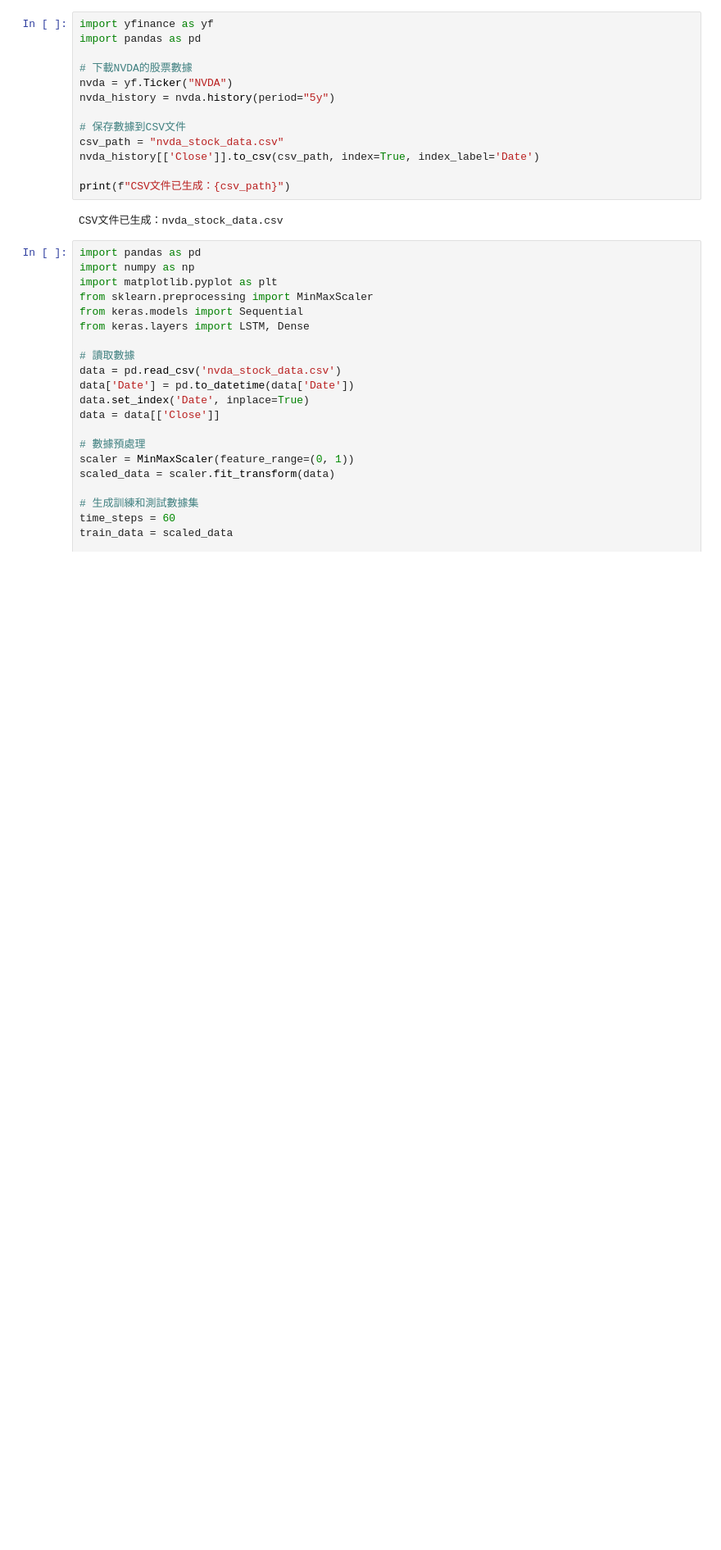
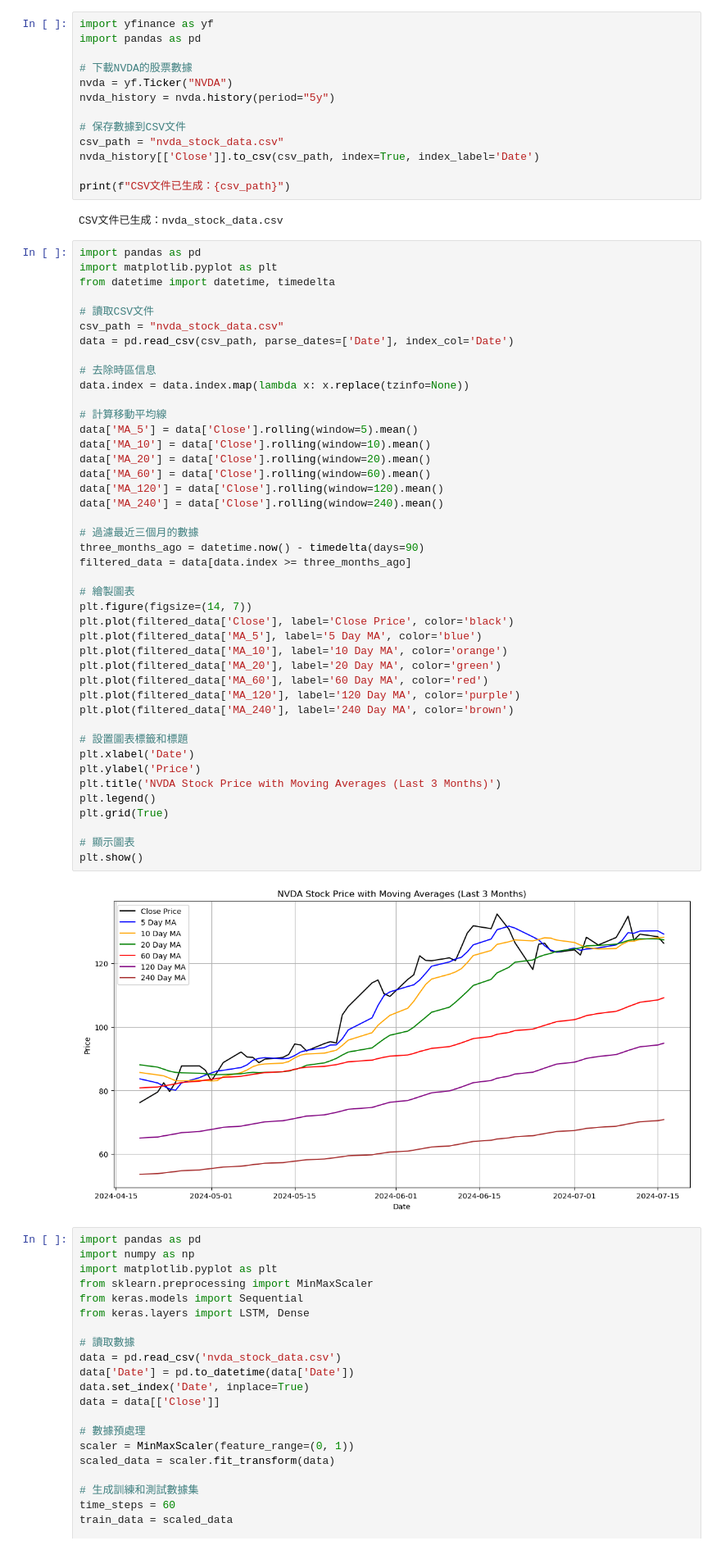
Before and after one commit to JasonLin2002/learning-result, a Jupyter notebook: 自學整活/股票預測.ipynb, the cells around one changed output. Shown at 82% size. Drawn from its saved outputs; the diff is of its cells as text; blank space fills up the shorter version.

```diff
--- a/自學整活/股票預測.ipynb
+++ b/自學整活/股票預測.ipynb
@@ -13,6 +13,51 @@ nvda_history[['Close']].to_csv(csv_path, index=True, index_label='Date')
 print(f"CSV文件已生成：{csv_path}")
 # %% [output]
 CSV文件已生成：nvda_stock_data.csv
+# %%
+import pandas as pd
+import matplotlib.pyplot as plt
+from datetime import datetime, timedelta
+
+# 讀取CSV文件
+csv_path = "nvda_stock_data.csv"
+data = pd.read_csv(csv_path, parse_dates=['Date'], index_col='Date')
+
+# 去除時區信息
+data.index = data.index.map(lambda x: x.replace(tzinfo=None))
+
+# 計算移動平均線
+data['MA_5'] = data['Close'].rolling(window=5).mean()
+data['MA_10'] = data['Close'].rolling(window=10).mean()
+data['MA_20'] = data['Close'].rolling(window=20).mean()
+data['MA_60'] = data['Close'].rolling(window=60).mean()
+data['MA_120'] = data['Close'].rolling(window=120).mean()
+data['MA_240'] = data['Close'].rolling(window=240).mean()
+
+# 過濾最近三個月的數據
+three_months_ago = datetime.now() - timedelta(days=90)
+filtered_data = data[data.index >= three_months_ago]
+
+# 繪製圖表
+plt.figure(figsize=(14, 7))
+plt.plot(filtered_data['Close'], label='Close Price', color='black')
+plt.plot(filtered_data['MA_5'], label='5 Day MA', color='blue')
+plt.plot(filtered_data['MA_10'], label='10 Day MA', color='orange')
+plt.plot(filtered_data['MA_20'], label='20 Day MA', color='green')
+plt.plot(filtered_data['MA_60'], label='60 Day MA', color='red')
+plt.plot(filtered_data['MA_120'], label='120 Day MA', color='purple')
+plt.plot(filtered_data['MA_240'], label='240 Day MA', color='brown')
+
+# 設置圖表標籤和標題
+plt.xlabel('Date')
+plt.ylabel('Price')
+plt.title('NVDA Stock Price with Moving Averages (Last 3 Months)')
+plt.legend()
+plt.grid(True)
+
+# 顯示圖表
+plt.show()
+# %% [output]
+[figure, added]
 # %%
 import pandas as pd
 import numpy as np
```
Also changed, not shown: 1 other file.
